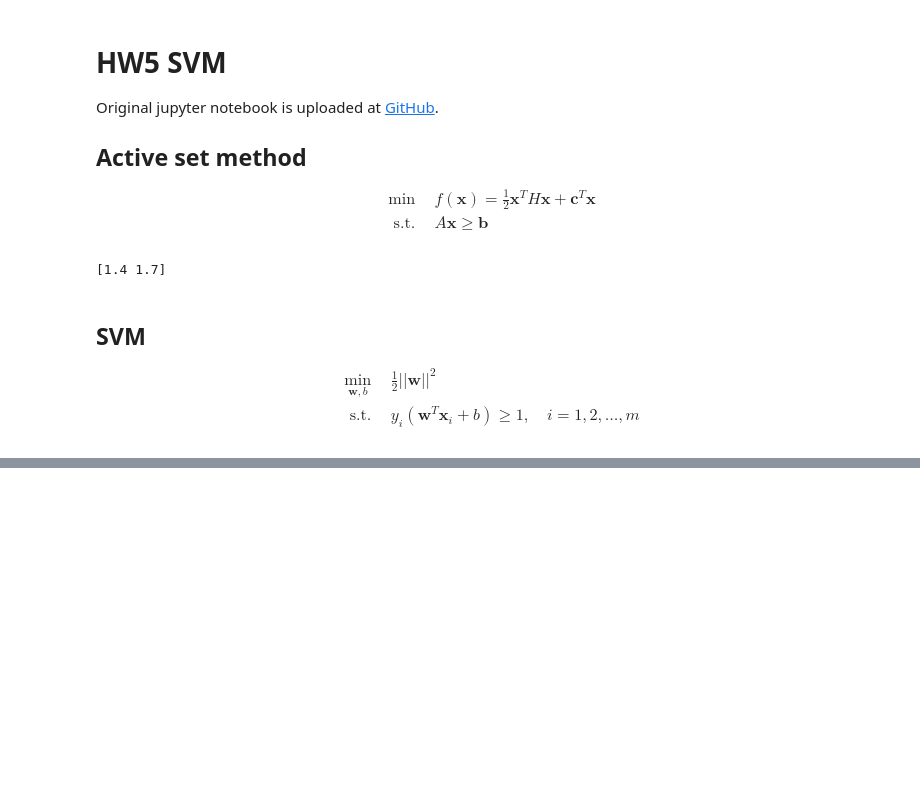
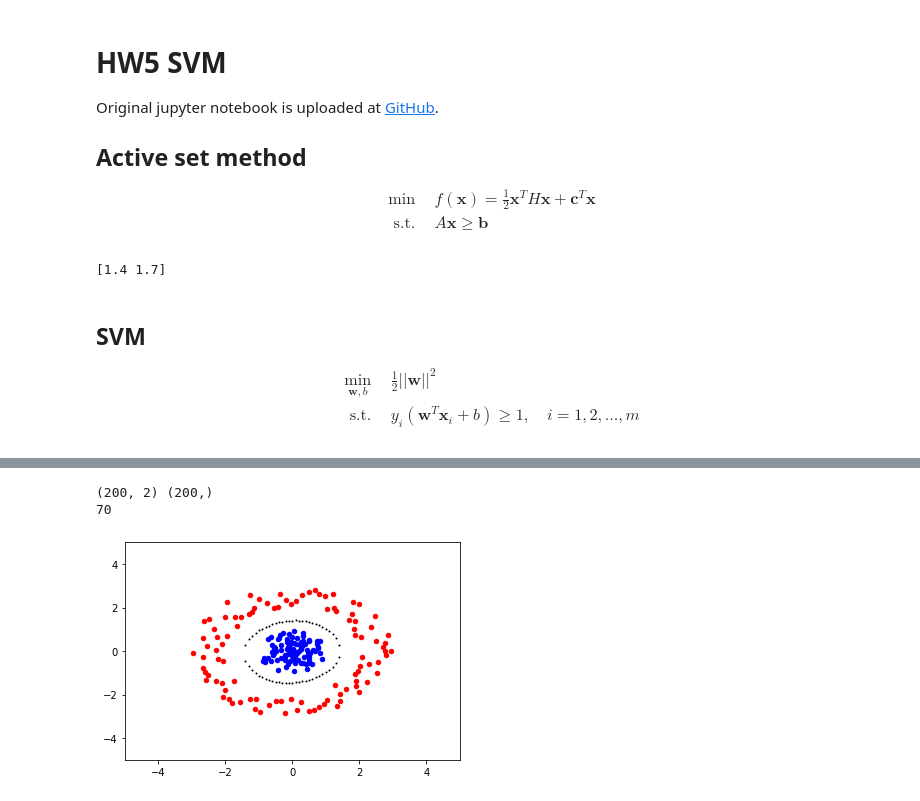
Before and after one commit to zhuo34/csmath2022, a Jupyter notebook: hw5.ipynb, the cells around one changed output, grey strips where cells are left out. Cells and saved outputs as stored; diff of their text form; code cells hidden in the pictures; blank space fills up the shorter version.

Commit message:
validate `rbf` kernel

```diff
--- a/hw5.ipynb
+++ b/hw5.ipynb
@@ -27,7 +27,7 @@ def asrowvec(a):
         return a[np.newaxis, :]
     return a
 
-def solve_ActiveSet(H, c, A, b, x0=None, epsilon=1e-6, A_eq=None, b_eq=None):
+def solve_ActiveSet(H, c, A, b, x0=None, epsilon=1e-6, A_eq=None, b_eq=None, max_step=100, output_info=False):
     def Lagrange(H, c, A, b):
         m, n = A.shape
         AA1 = np.hstack([H, -A.T])
@@ -64,8 +64,7 @@ def solve_ActiveSet(H, c, A, b, x0=None, epsilon=1e-6, A_eq=None, b_eq=None):
     active_set = np.where(np.abs(A @ x - b) < epsilon)[0].tolist()
 
     step = 0
-    while True:
-        step += 1
+    while step < max_step:
         # print(active_set)
         m_active = len(active_set)
         _A = A[active_set]
@@ -99,6 +98,10 @@ def solve_ActiveSet(H, c, A, b, x0=None, epsilon=1e-6, A_eq=None, b_eq=None):
 
             if alpha != 1:
                 active_set.append(in_active_idx)
+        step += 1
+
+    if output_info:
+        return np.squeeze(x), step
     return np.squeeze(x)
 
 H = np.array([[2, 0], [0, 2]])
@@ -233 +262,33 @@ plt.show()
 [figure]
+# %%
+np.random.seed(1234)
+def gen_ring_data(r1, r2, size):
+    theta = np.linspace(0, 2 * np.pi, size)
+    r = np.random.uniform(r1, r2, 100)
+    x = r * np.cos(theta)
+    y = r * np.sin(theta)
+    return np.vstack([x, y]).T
+
+X1 = gen_ring_data(0, 1, 100)
+X2 = gen_ring_data(2, 3, 100)
+
+X = np.vstack([X1, X2])
+y = np.hstack([[1] * X1.shape[0], [-1] * X2.shape[0]])
+print(X.shape, y.shape)
+
+clf = SVM(kernel="rbf", max_step=100)
+clf.fit(X, y)
+print(clf.step)
+
+points = clf.get2dplane((-5, 5), (-5, 5), (100, 1000))
+
+plt.xlim([-5, 5])
+plt.ylim([-5, 5])
+plt.scatter(X1[:, 0], X1[:, 1], c='b', s=20)
+plt.scatter(X2[:, 0], X2[:, 1], c='r', s=20)
+plt.scatter(points[:,0], points[:,1], c='black', s=1)
+plt.show()
+# %% [output]
+(200, 2) (200,)
+70
+[figure, added]
```
Also changed, not shown: parts of 1 cell of this notebook.
